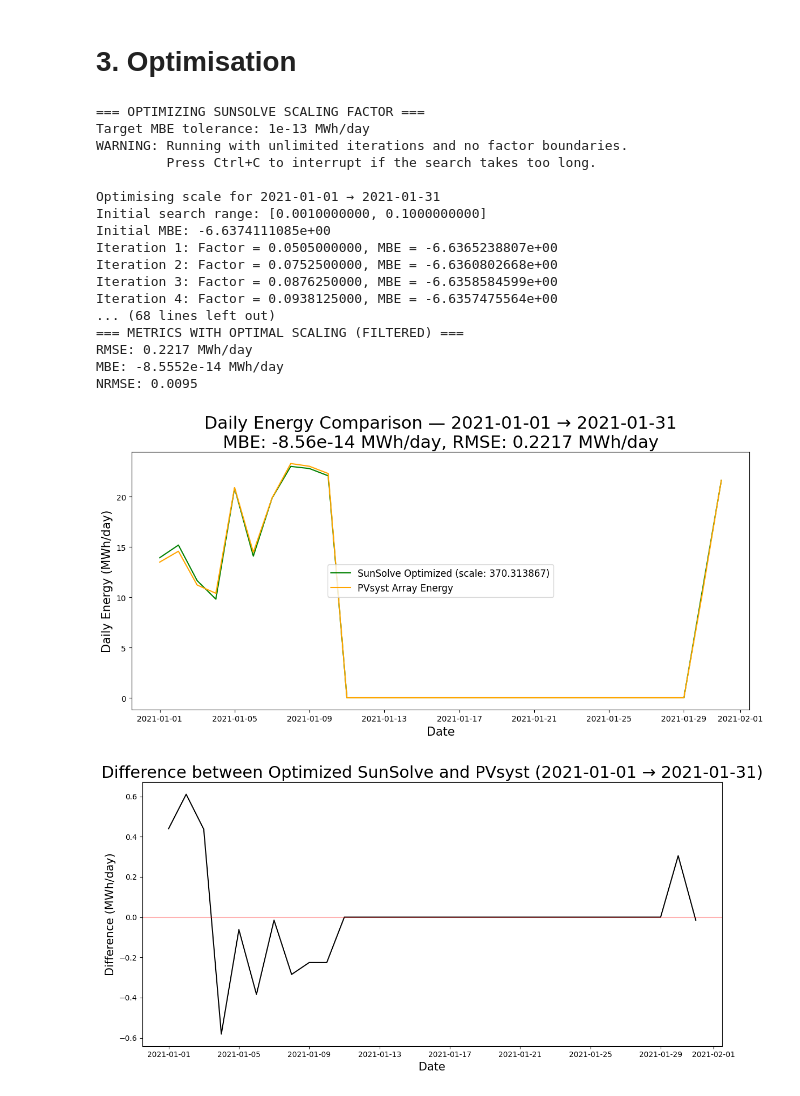
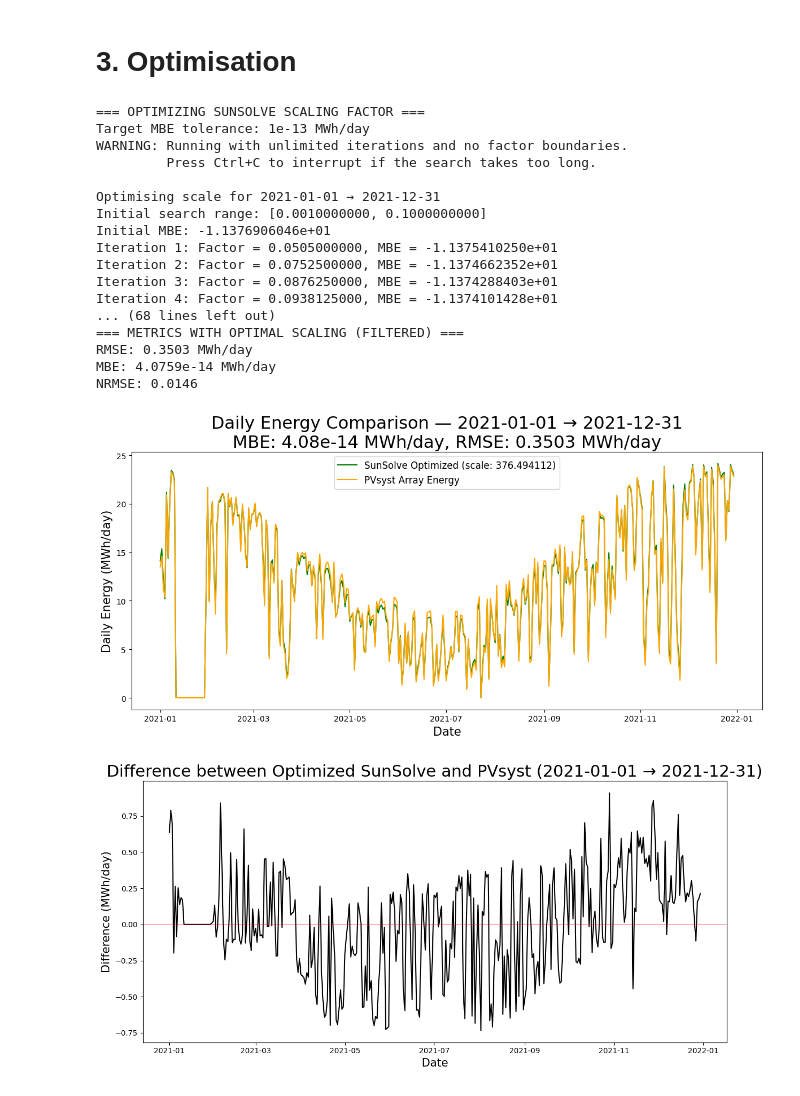
Before and after one commit to sijinwnag/25_09_02_Bomen_bifacial_gain_2021, a Jupyter notebook: Code/25_09_09_Sunsolve_match_PVsyst.ipynb, the cells around one changed output. Cells and saved outputs as stored; diff of their text form; code cells hidden in the pictures.

```diff
--- a/Code/25_09_09_Sunsolve_match_PVsyst.ipynb
+++ b/Code/25_09_09_Sunsolve_match_PVsyst.ipynb
@@ -57,7 +57,7 @@ long_hoz_figsize = (12, 6)
 # define the file directory for SunSolve data
 # sunsolve_dir = r"C:\Users\z5183876\OneDrive - UNSW\Documents\GitHub\25_09_02_Bomen_bifacial_gain_2021\Data\SunSolve Yield\Per inverter\2-1\0_mimic_PVsyst\25_09_19_Bomen_inv_2_1_mimic_PVsyst_start.csv"
 # sunsolve_dir = r"C:\Users\z5183876\OneDrive - UNSW\Documents\GitHub\25_09_02_Bomen_bifacial_gain_2021\Data\SunSolve Yield\Per inverter\2-1\0_mimic_PVsyst\25_10_07.csv"
-sunsolve_dir = r"C:\Users\z5183876\OneDrive - UNSW\Documents\GitHub\25_09_02_Bomen_bifacial_gain_2021\Data\SunSolve Yield\Per inverter\2-1\0_mimic_PVsyst\25_10_08_ghidni_ins.csv"
+sunsolve_dir = r"C:\Users\z5183876\OneDrive - UNSW\Documents\GitHub\25_09_02_Bomen_bifacial_gain_2021\Data\SunSolve Yield\Per inverter\2-1\0_mimic_PVsyst\25_10_14_ghidni_start.csv"
 # define the file directory for PVsyst data
 pvsyst_dir = r"C:\Users\z5183876\OneDrive - UNSW\Documents\GitHub\25_09_02_Bomen_bifacial_gain_2021\Data\PVsyst\per_inv\2-1\Bomen solar farm 2021 19 0.0 Perez model.csv"
 # measure data
@@ -217,7 +217,7 @@ print("Target MBE tolerance: 1e-13 MWh/day")
 print("WARNING: Running with unlimited iterations and no factor boundaries.")
 print("         Press Ctrl+C to interrupt if the search takes too long.")
 
-DATE_RANGE = ("2021-01-01", "2021-01-31")  # set to None for full series
+DATE_RANGE = ("2021-01-01", "2021-12-31")  # set to None for full series
 # DATE_RANGE = None
 
 sunsolve_daily_full = (
@@ -349,41 +349,41 @@ plt.plot(merged_optimized.index, merged_optimized['Optimized Inverter energy (MW
          label=f'SunSolve Optimized (scale: {optimal_factor_filtered:.6f})', color='green')
 plt.plot(merged_optimized.index, merged_optimized['PVsyst energy (MWh/day)'],
          label='PVsyst Array Energy', color='orange')
 plt.xlabel('Date', fontsize=axis_label_size)
 plt.ylabel('Daily Energy (MWh/day)', fontsize=axis_label_size)
 plt.title(f'Daily Energy Comparison — {window_label}\nMBE: {optimized_mbe:.2e} MWh/day, RMSE: {optimized_rmse:.4f} MWh/day',
           fontsize=title_size)
 plt.legend(fontsize=text_size)
 plt.tight_layout()
 plt.show()
 
 plt.figure(figsize=long_hoz_figsize)
 plt.plot(merged_optimized.index,
          merged_optimized['Optimized Inverter energy (MWh/day)'] - merged_optimized['PVsyst energy (MWh/day)'],
          color='black')
 plt.axhline(y=0, color='r', linestyle='-', alpha=0.3)
 plt.xlabel('Date', fontsize=axis_label_size)
 plt.ylabel('Difference (MWh/day)', fontsize=axis_label_size)
 plt.title(f'Difference between Optimized SunSolve and PVsyst ({window_label})', fontsize=title_size)
 plt.tight_layout()
 plt.show()
 # %% [output]
 === OPTIMIZING SUNSOLVE SCALING FACTOR ===
 Target MBE tolerance: 1e-13 MWh/day
 WARNING: Running with unlimited iterations and no factor boundaries.
          Press Ctrl+C to interrupt if the search takes too long.
 
-Optimising scale for 2021-01-01 → 2021-01-31
+Optimising scale for 2021-01-01 → 2021-12-31
 Initial search range: [0.0010000000, 0.1000000000]
-Initial MBE: -6.6374111085e+00
-Iteration 1: Factor = 0.0505000000, MBE = -6.6365238807e+00
-Iteration 2: Factor = 0.0752500000, MBE = -6.6360802668e+00
-Iteration 3: Factor = 0.0876250000, MBE = -6.6358584599e+00
-Iteration 4: Factor = 0.0938125000, MBE = -6.6357475564e+00
+Initial MBE: -1.1376906046e+01
+Iteration 1: Factor = 0.0505000000, MBE = -1.1375410250e+01
+Iteration 2: Factor = 0.0752500000, MBE = -1.1374662352e+01
+Iteration 3: Factor = 0.0876250000, MBE = -1.1374288403e+01
+Iteration 4: Factor = 0.0938125000, MBE = -1.1374101428e+01
 ... (68 lines left out)
 === METRICS WITH OPTIMAL SCALING (FILTERED) ===
-RMSE: 0.2217 MWh/day
-MBE: -8.5552e-14 MWh/day
-NRMSE: 0.0095
+RMSE: 0.3503 MWh/day
+MBE: 4.0759e-14 MWh/day
+NRMSE: 0.0146
-[figure, old version]
+[figure, new version]
-[figure, old version]
+[figure, new version]
```
Also changed, not shown: parts of 1 cell of this notebook, 14 other files.
